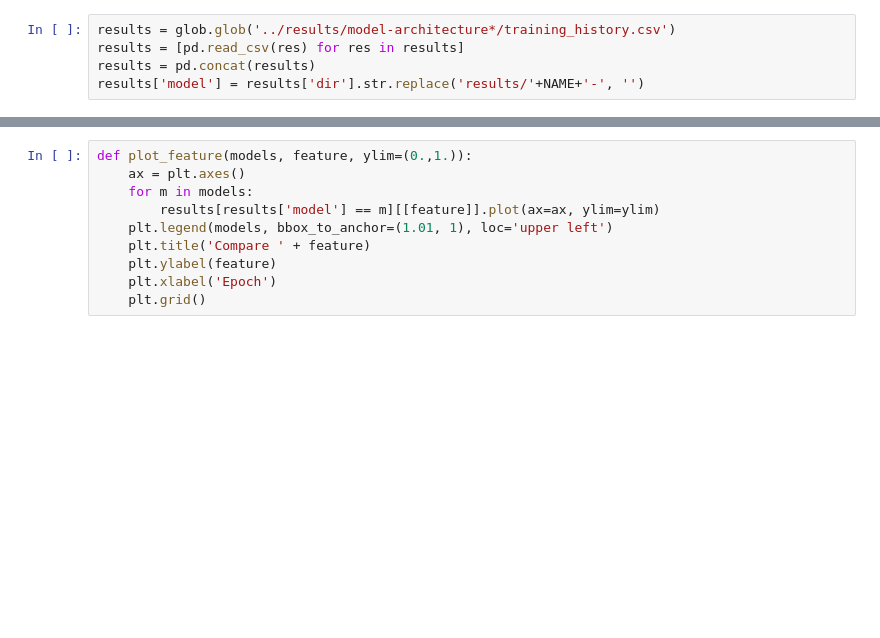
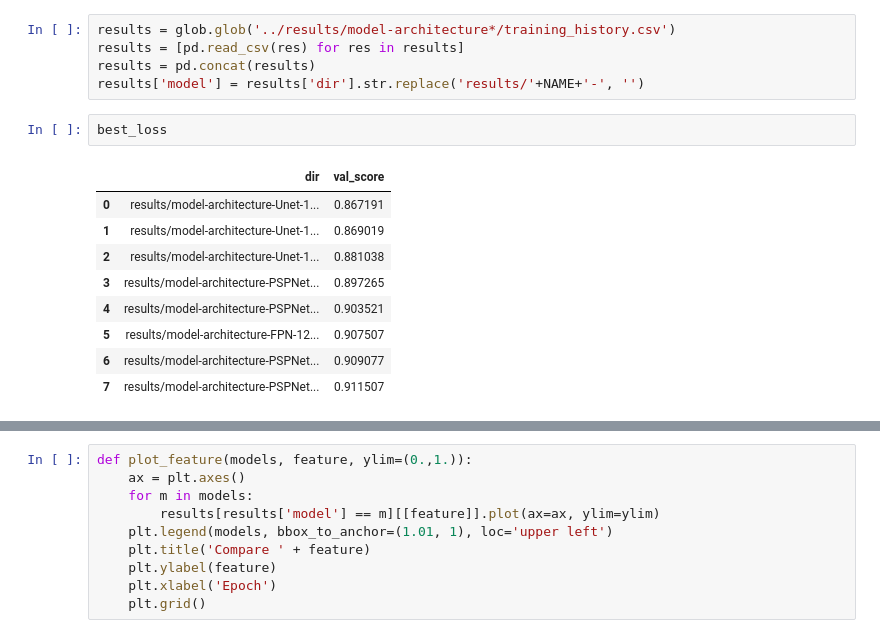
Before and after one commit to NikhilPeri/steel-defect-detection, a Jupyter notebook: notebooks/model architecture.ipynb, the cells around one changed output, grey strips where cells are left out. Drawn from its saved outputs; the diff is of its cells as text; blank space fills up the shorter version.

```diff
--- a/notebooks/model architecture.ipynb
+++ b/notebooks/model architecture.ipynb
@@ -11,3 +11,15 @@ results = glob.glob('../results/model-architecture*/training_history.csv')
 results = [pd.read_csv(res) for res in results]
 results = pd.concat(results)
 results['model'] = results['dir'].str.replace('results/'+NAME+'-', '')
+# %%
+best_loss
+# %% [output]
+|  | dir | val_score |
+| 0 | results/model-architecture-Unet-1... | 0.867191 |
+| 1 | results/model-architecture-Unet-1... | 0.869019 |
+| 2 | results/model-architecture-Unet-1... | 0.881038 |
+| 3 | results/model-architecture-PSPNet... | 0.897265 |
+| 4 | results/model-architecture-PSPNet... | 0.903521 |
+| 5 | results/model-architecture-FPN-12... | 0.907507 |
+| 6 | results/model-architecture-PSPNet... | 0.909077 |
+| 7 | results/model-architecture-PSPNet... | 0.911507 |
```
Also changed, not shown: parts of 14 cells of this notebook, 8 other files.
